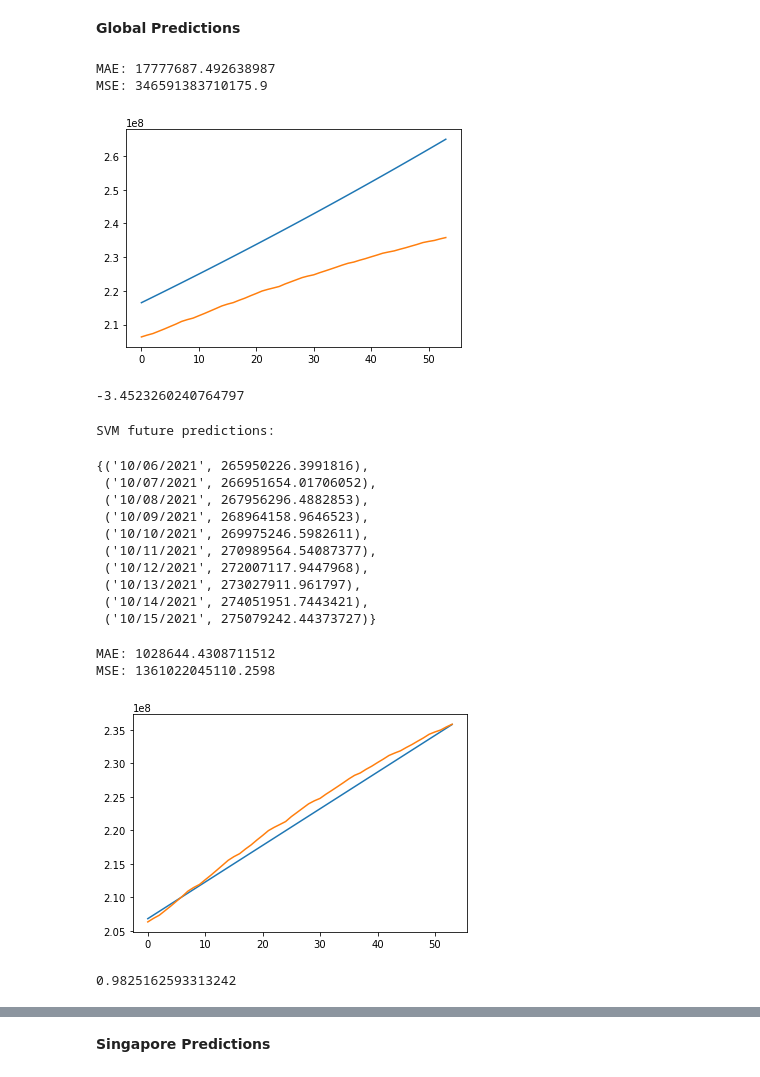
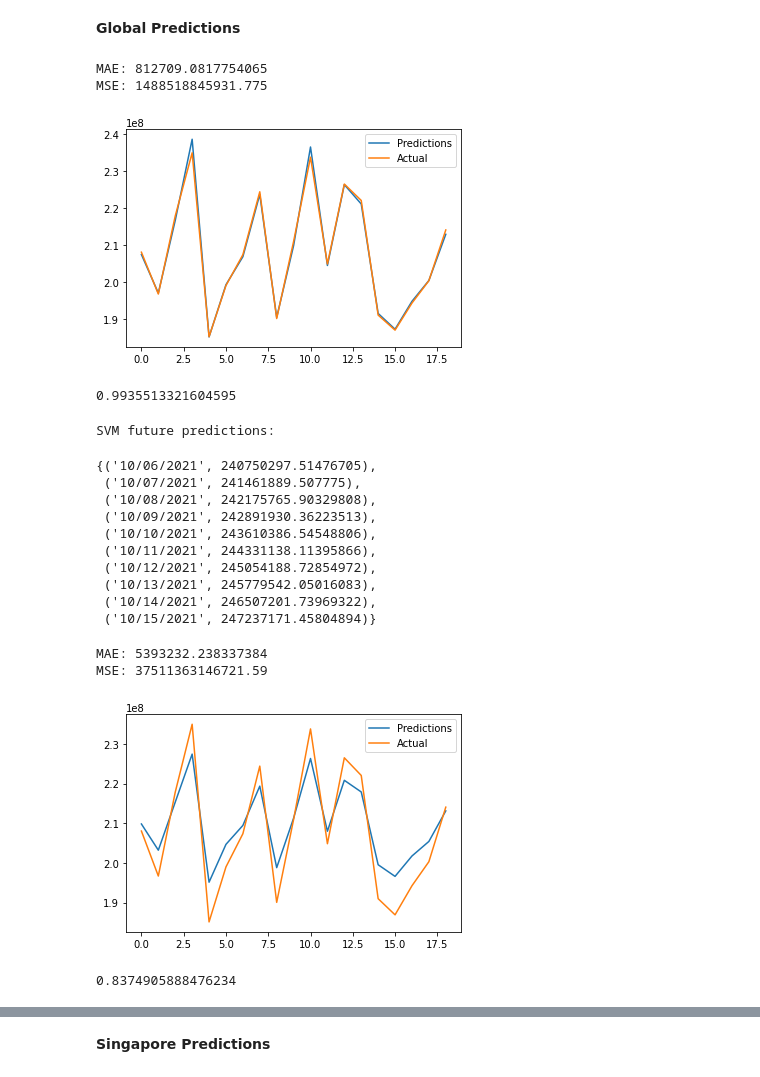
Before and after one commit to dvh549/Data_Mining, a Jupyter notebook: Covid-19 SVM & Linear Regression.ipynb, the cells around one changed output, grey strips where cells are left out. Saved outputs shown, nothing was run; the diff lists cells and outputs as text; code cells hidden in the pictures.

Commit message:
Updated hyperparameters of models

```diff
--- a/Covid-19 SVM & Linear Regression.ipynb
+++ b/Covid-19 SVM & Linear Regression.ipynb
@@ -458,8 +458,8 @@ plt.show()
 start = datetime.date(2021, 1, 1)
 today = datetime.date.today()
 diff = today - start
-days_to_skip = future_forecast[-1][0] - diff.days
-X_train_confirmed, X_test_confirmed, y_train_confirmed, y_test_confirmed = train_test_split(days_since_1_22[days_to_skip:], world_cases[days_to_skip:], test_size=0.20, shuffle=False)
+days_to_skip = future_forecast[-1][0] - (100 or diff.days)
+X_train_confirmed, X_test_confirmed, y_train_confirmed, y_test_confirmed = train_test_split(days_since_1_22[days_to_skip:], world_cases[days_to_skip:], test_size=0.20, random_state=42)
 # %%
 # Building the SVM model
 
@@ -476,27 +476,33 @@ X_train_confirmed, X_test_confirmed, y_train_confirmed, y_test_confirmed = train
 # %%
 # svm_search.best_params_
 # %%
-svm_confirmed = SVR(shrinking=True, kernel='poly', gamma=0.01, epsilon=1, degree=3, C=0.1)
+# play arnd with the below
+# gamma = [0.01, 0.1, 1]
+# epsilon = [0.01, 0.1, 1]
+# c = [0.01, 0.1, 1]
+
+svm_confirmed = SVR(kernel='poly', gamma=0.01, epsilon=1, C=0.01)
 svm_confirmed.fit(X_train_confirmed, y_train_confirmed.ravel())
 svm_pred = svm_confirmed.predict(future_forecast)
 # %%
 # check against testing data
 
 svm_test_pred = svm_confirmed.predict(X_test_confirmed)
-plt.plot(svm_test_pred)
-plt.plot(y_test_confirmed)
+plt.plot(svm_test_pred, label="Predictions")
+plt.plot(y_test_confirmed, label="Actual")
+plt.legend(loc="best")
 print('MAE:', mean_absolute_error(svm_test_pred, y_test_confirmed))
-print('MSE:',mean_squared_error(svm_test_pred, y_test_confirmed))
+print('MSE:', mean_squared_error(svm_test_pred, y_test_confirmed))
 # %% [output]
-MAE: 17777687.492638987
-MSE: 346591383710175.9
+MAE: 812709.0817754065
+MSE: 1488518845931.775
-[figure, old version]
+[figure, new version]
 # %%
 # r^2 score for SVM
 
 r2_score(y_test_confirmed, svm_test_pred)
 # %% [output]
--3.4523260240764797
+0.9935513321604595
 # %%
 # Confirmed vs Predicted cases
 
@@ -517,38 +523,39 @@ print('SVM future predictions:')
 set(zip(future_forecast_dates[-10:], svm_pred[-10:]))
 # %% [output]
 SVM future predictions:
-{('10/06/2021', 265950226.3991816),
- ('10/07/2021', 266951654.01706052),
- ('10/08/2021', 267956296.4882853),
- ('10/09/2021', 268964158.9646523),
- ('10/10/2021', 269975246.5982611),
- ('10/11/2021', 270989564.54087377),
- ('10/12/2021', 272007117.9447968),
- ('10/13/2021', 273027911.961797),
- ('10/14/2021', 274051951.7443421),
- ('10/15/2021', 275079242.44373727)}
+{('10/06/2021', 240750297.51476705),
+ ('10/07/2021', 241461889.507775),
+ ('10/08/2021', 242175765.90329808),
+ ('10/09/2021', 242891930.36223513),
+ ('10/10/2021', 243610386.54548806),
+ ('10/11/2021', 244331138.11395866),
+ ('10/12/2021', 245054188.72854972),
+ ('10/13/2021', 245779542.05016083),
+ ('10/14/2021', 246507201.73969322),
+ ('10/15/2021', 247237171.45804894)}
 # %%
 # Using Linear regression model to make predictions
 
-linear_model = LinearRegression(normalize=True, fit_intercept=True)
+linear_model = LinearRegression(fit_intercept=False)
 linear_model.fit(X_train_confirmed, y_train_confirmed)
 test_linear_pred = linear_model.predict(X_test_confirmed)
 linear_pred = linear_model.predict(future_forecast)
 # %%
-plt.plot(test_linear_pred)
-plt.plot(y_test_confirmed)
+plt.plot(test_linear_pred, label="Predictions")
+plt.plot(y_test_confirmed, label="Actual")
+plt.legend(loc="best")
 print('MAE:', mean_absolute_error(test_linear_pred, y_test_confirmed))
-print('MSE:',mean_squared_error(test_linear_pred, y_test_confirmed))
+print('MSE:', mean_squared_error(test_linear_pred, y_test_confirmed))
 # %% [output]
-MAE: 1028644.4308711512
-MSE: 1361022045110.2598
+MAE: 5393232.238337384
+MSE: 37511363146721.59
-[figure, old version]
+[figure, new version]
 # %%
 # r^2 score for LR
 
 r2_score(y_test_confirmed, test_linear_pred)
 # %% [output]
-0.9825162593313242
+0.8374905888476234
 # %%
 # plt.figure(figsize=(20, 12))
 # plt.plot(adjusted_dates, world_cases)
```
Also changed, not shown: parts of 15 cells of this notebook.
